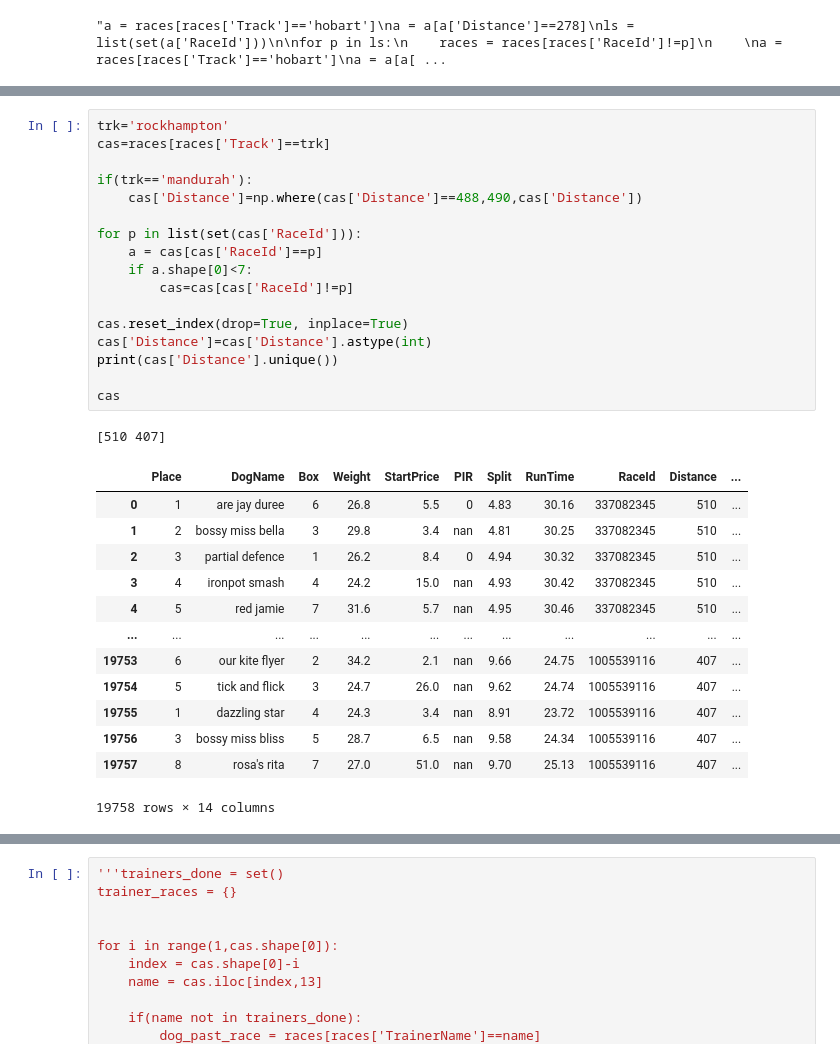
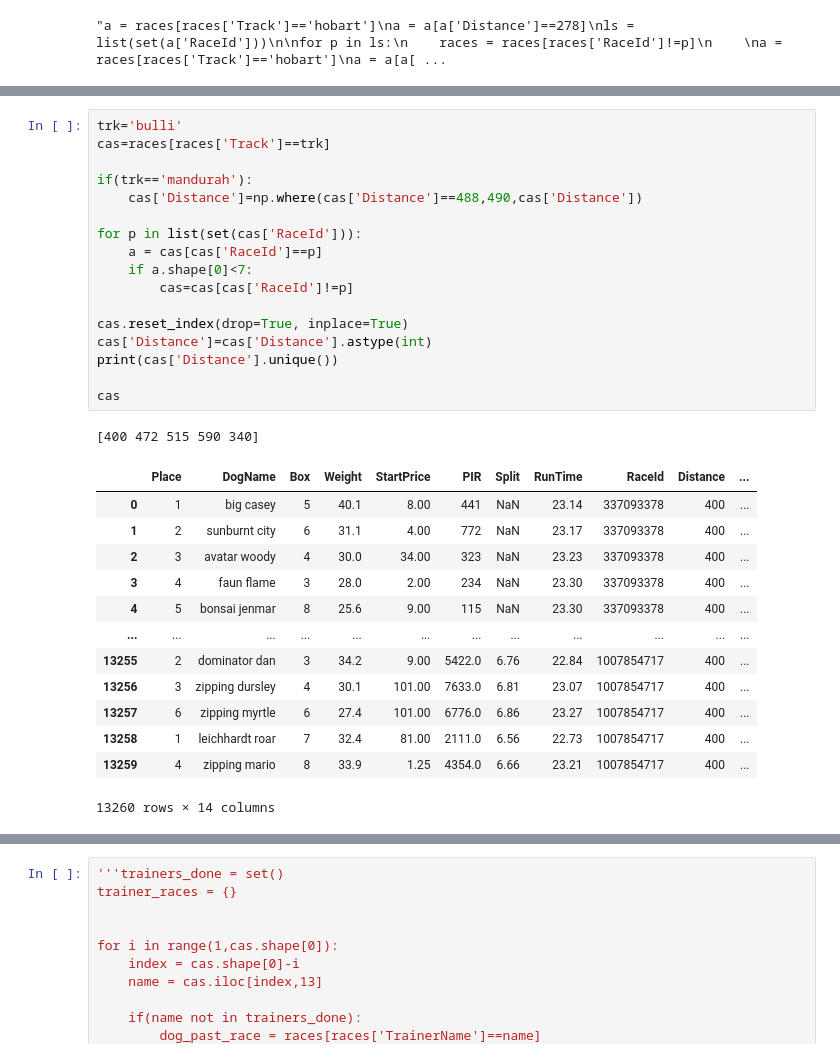
Before and after one commit to jehhhd/dogsGit, a Jupyter notebook: Features_class.ipynb, the cells around one changed output, grey strips where cells are left out. Cells and saved outputs as stored; diff of their text form.

```diff
--- a/Features_class.ipynb
+++ b/Features_class.ipynb
@@ -121,37 +121,37 @@ the valley
  'cambridge': [],
  'the valley': []}
 # %%
-trk='rockhampton'
+trk='bulli'
 cas=races[races['Track']==trk]
 
 if(trk=='mandurah'):
     cas['Distance']=np.where(cas['Distance']==488,490,cas['Distance'])
 
 for p in list(set(cas['RaceId'])):
     a = cas[cas['RaceId']==p]
     if a.shape[0]<7:
         cas=cas[cas['RaceId']!=p]
 
 cas.reset_index(drop=True, inplace=True)
 cas['Distance']=cas['Distance'].astype(int)
 print(cas['Distance'].unique())
 
 cas
 # %% [output]
-[510 407]
+[400 472 515 590 340]
 |  | Place | DogName | Box | Weight | StartPrice | PIR | Split | RunTime | RaceId | Distance | ... |
-| 0 | 1 | are jay duree | 6 | 26.8 | 5.5 | 0 | 4.83 | 30.16 | 337082345 | 510 | ... |
-| 1 | 2 | bossy miss bella | 3 | 29.8 | 3.4 | nan | 4.81 | 30.25 | 337082345 | 510 | ... |
-| 2 | 3 | partial defence | 1 | 26.2 | 8.4 | 0 | 4.94 | 30.32 | 337082345 | 510 | ... |
-| 3 | 4 | ironpot smash | 4 | 24.2 | 15.0 | nan | 4.93 | 30.42 | 337082345 | 510 | ... |
-| 4 | 5 | red jamie | 7 | 31.6 | 5.7 | nan | 4.95 | 30.46 | 337082345 | 510 | ... |
+| 0 | 1 | big casey | 5 | 40.1 | 8.00 | 441 | NaN | 23.14 | 337093378 | 400 | ... |
+| 1 | 2 | sunburnt city | 6 | 31.1 | 4.00 | 772 | NaN | 23.17 | 337093378 | 400 | ... |
+| 2 | 3 | avatar woody | 4 | 30.0 | 34.00 | 323 | NaN | 23.23 | 337093378 | 400 | ... |
+| 3 | 4 | faun flame | 3 | 28.0 | 2.00 | 234 | NaN | 23.30 | 337093378 | 400 | ... |
+| 4 | 5 | bonsai jenmar | 8 | 25.6 | 9.00 | 115 | NaN | 23.30 | 337093378 | 400 | ... |
 | ... | ... | ... | ... | ... | ... | ... | ... | ... | ... | ... | ... |
-| 19753 | 6 | our kite flyer | 2 | 34.2 | 2.1 | nan | 9.66 | 24.75 | 1005539116 | 407 | ... |
-| 19754 | 5 | tick and flick | 3 | 24.7 | 26.0 | nan | 9.62 | 24.74 | 1005539116 | 407 | ... |
-| 19755 | 1 | dazzling star | 4 | 24.3 | 3.4 | nan | 8.91 | 23.72 | 1005539116 | 407 | ... |
-| 19756 | 3 | bossy miss bliss | 5 | 28.7 | 6.5 | nan | 9.58 | 24.34 | 1005539116 | 407 | ... |
-| 19757 | 8 | rosa's rita | 7 | 27.0 | 51.0 | nan | 9.70 | 25.13 | 1005539116 | 407 | ... |
+| 13255 | 2 | dominator dan | 3 | 34.2 | 9.00 | 5422.0 | 6.76 | 22.84 | 1007854717 | 400 | ... |
+| 13256 | 3 | zipping dursley | 4 | 30.1 | 101.00 | 7633.0 | 6.81 | 23.07 | 1007854717 | 400 | ... |
+| 13257 | 6 | zipping myrtle | 6 | 27.4 | 101.00 | 6776.0 | 6.86 | 23.27 | 1007854717 | 400 | ... |
+| 13258 | 1 | leichhardt roar | 7 | 32.4 | 81.00 | 2111.0 | 6.56 | 22.73 | 1007854717 | 400 | ... |
+| 13259 | 4 | zipping mario | 8 | 33.9 | 1.25 | 4354.0 | 6.66 | 23.21 | 1007854717 | 400 | ... |
-19758 rows × 14 columns
+13260 rows × 14 columns
 # %%
 dogs_done = set()
 dog_races = {}
```
Also changed, not shown: parts of 9 cells of this notebook, 46 other files.
